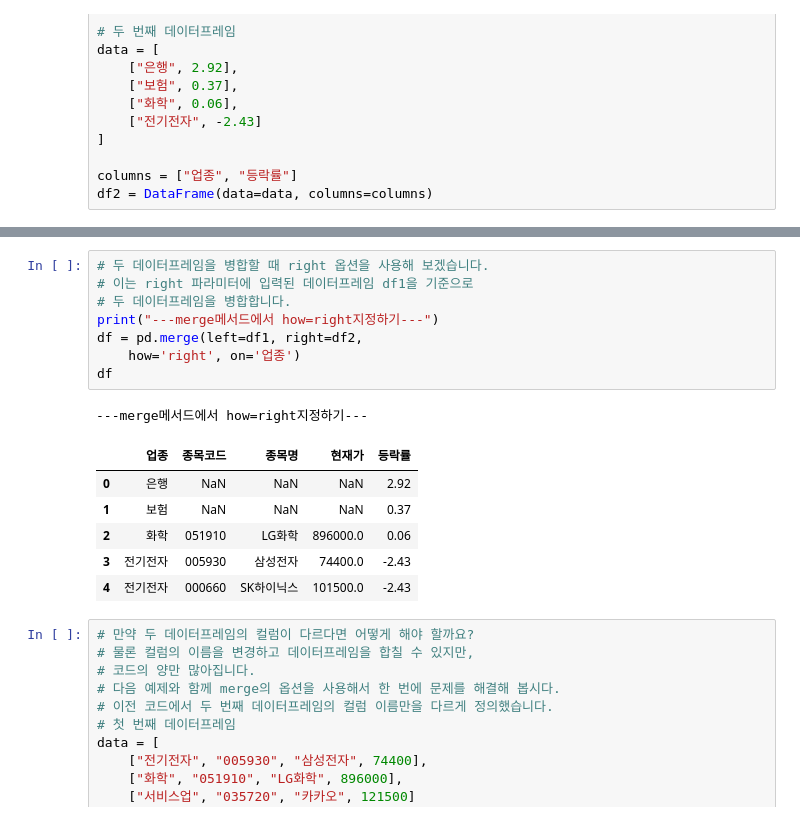
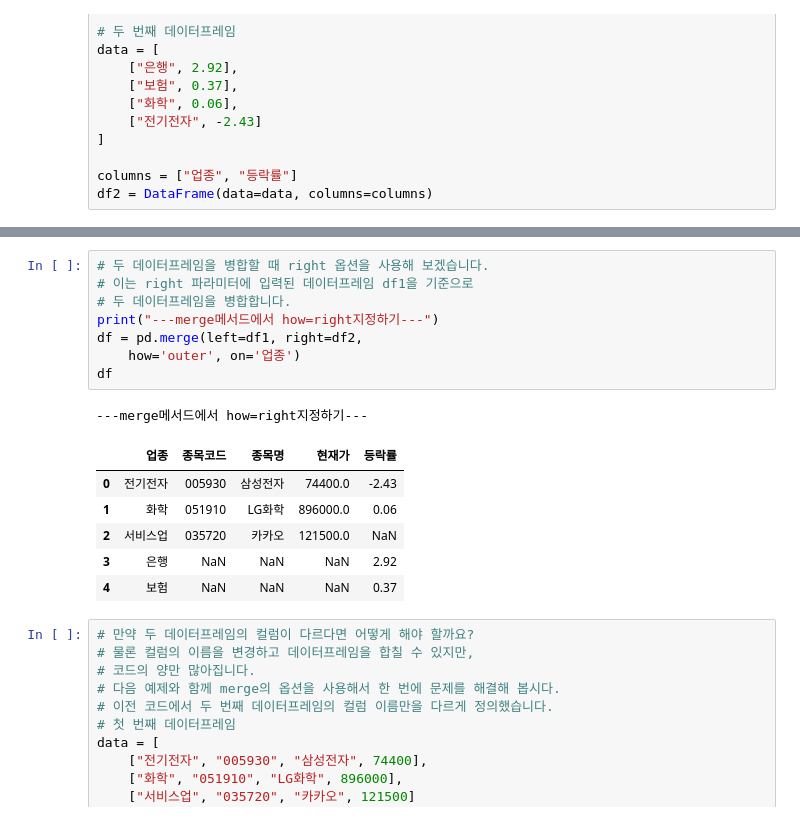
Before and after one commit to gilbenim/python231023, a Jupyter notebook: Pandas_좌우로위아래데이터가공하기.ipynb, the cells around one changed output, grey strips where cells are left out. Saved outputs shown, nothing was run; the diff lists cells and outputs as text.

```diff
--- a/Pandas_좌우로위아래데이터가공하기.ipynb
+++ b/Pandas_좌우로위아래데이터가공하기.ipynb
@@ -286,19 +302,19 @@ df
 # %%
 # 두 데이터프레임을 병합할 때 right 옵션을 사용해 보겠습니다.
 # 이는 right 파라미터에 입력된 데이터프레임 df1을 기준으로
 # 두 데이터프레임을 병합합니다.
 print("---merge메서드에서 how=right지정하기---")
 df = pd.merge(left=df1, right=df2,
-    how='right', on='업종')
+    how='outer', on='업종')
 df
 # %% [output]
 ---merge메서드에서 how=right지정하기---
 |  | 업종 | 종목코드 | 종목명 | 현재가 | 등락률 |
-| 0 | 은행 | NaN | NaN | NaN | 2.92 |
-| 1 | 보험 | NaN | NaN | NaN | 0.37 |
-| 2 | 화학 | 051910 | LG화학 | 896000.0 | 0.06 |
-| 3 | 전기전자 | 005930 | 삼성전자 | 74400.0 | -2.43 |
-| 4 | 전기전자 | 000660 | SK하이닉스 | 101500.0 | -2.43 |
+| 0 | 전기전자 | 005930 | 삼성전자 | 74400.0 | -2.43 |
+| 1 | 화학 | 051910 | LG화학 | 896000.0 | 0.06 |
+| 2 | 서비스업 | 035720 | 카카오 | 121500.0 | NaN |
+| 3 | 은행 | NaN | NaN | NaN | 2.92 |
+| 4 | 보험 | NaN | NaN | NaN | 0.37 |
 # %%
 # 만약 두 데이터프레임의 컬럼이 다르다면 어떻게 해야 할까요?
 # 물론 컬럼의 이름을 변경하고 데이터프레임을 합칠 수 있지만,
```
Also changed, not shown: parts of 7 cells of this notebook, 1 other file.
